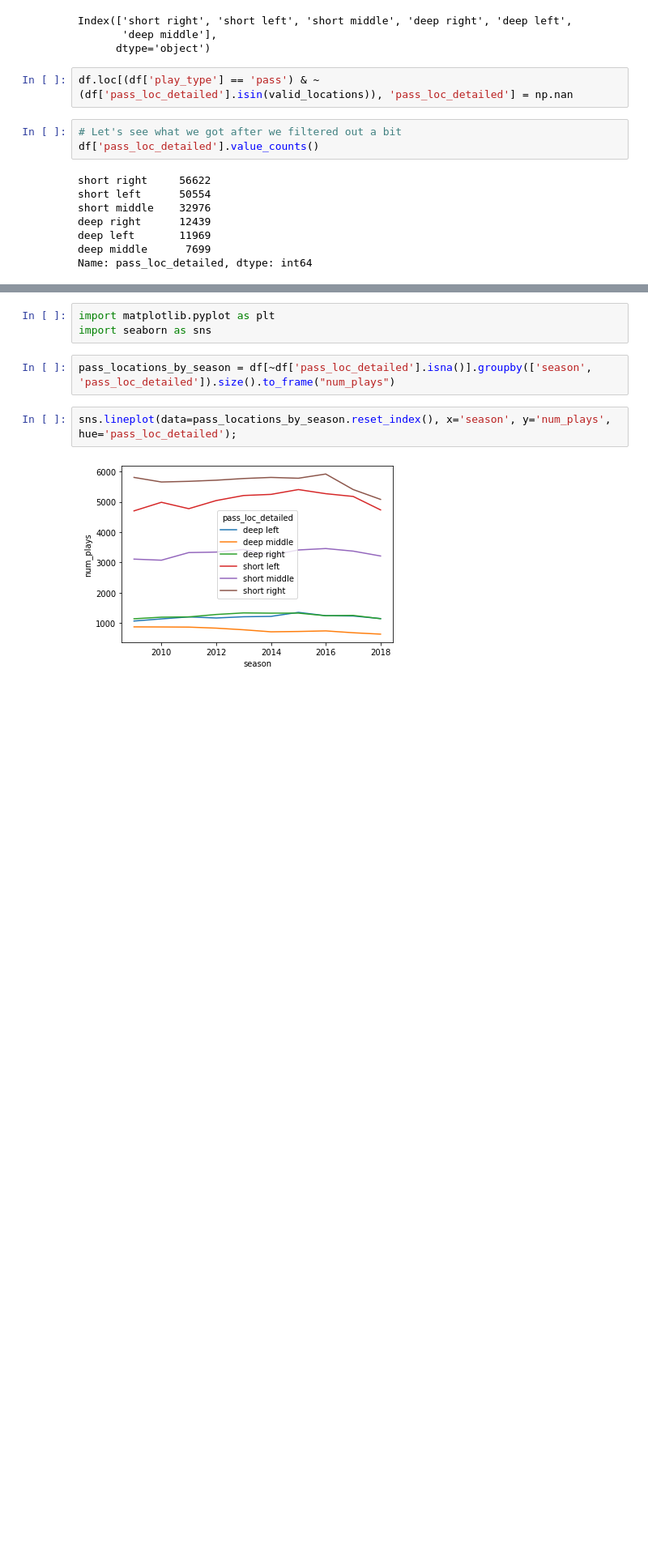
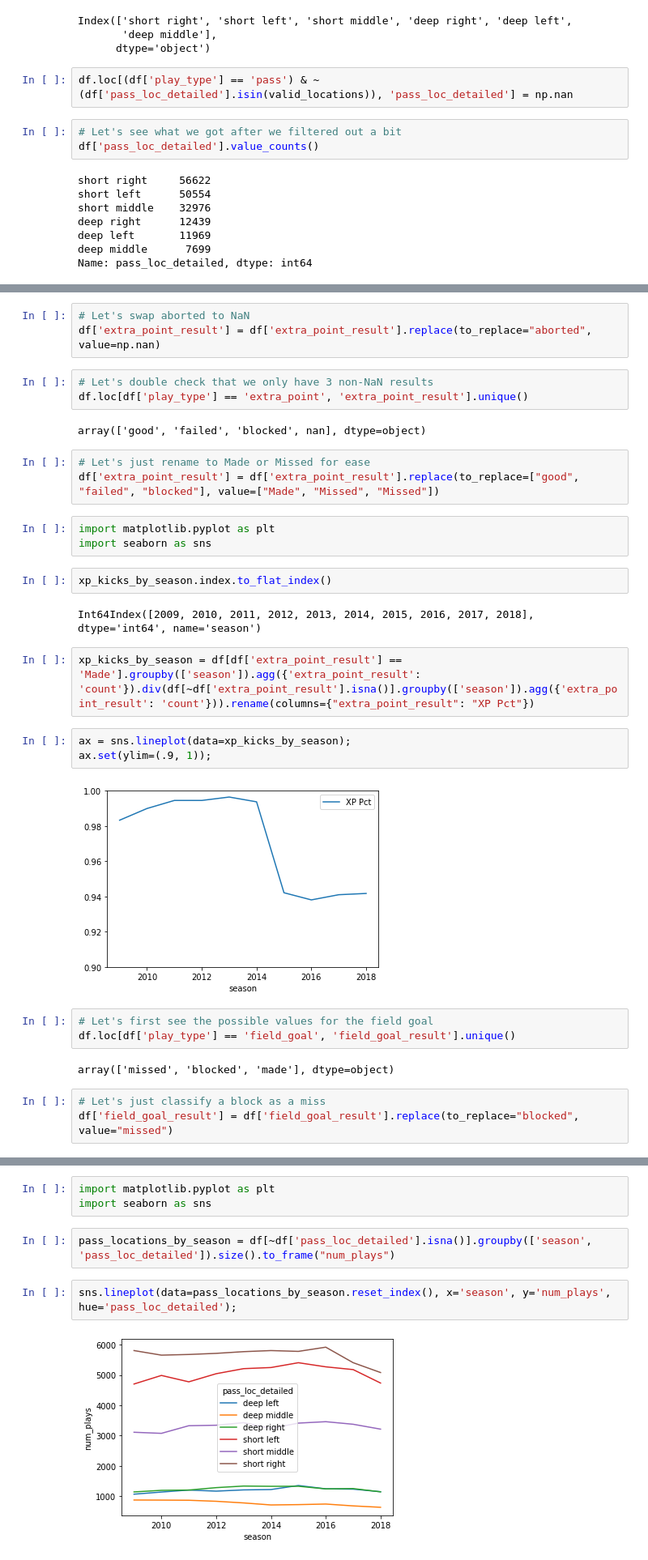
Before and after one commit to sistlasre/football_analysis, a Jupyter notebook: Football_Analysis_Final.ipynb, the cells around one changed output, grey strips where cells are left out. Shown at 81% size. Cells and saved outputs as stored; diff of their text form; blank space fills up the shorter version.

```diff
--- a/Football_Analysis_Final.ipynb
+++ b/Football_Analysis_Final.ipynb
@@ -157,0 +167,33 @@ Name: pass_loc_detailed, dtype: int64
+# %%
+# Let's swap aborted to NaN
+df['extra_point_result'] = df['extra_point_result'].replace(to_replace="aborted", value=np.nan)
+# %%
+# Let's double check that we only have 3 non-NaN results
+df.loc[df['play_type'] == 'extra_point', 'extra_point_result'].unique()
+# %% [output]
+array(['good', 'failed', 'blocked', nan], dtype=object)
+# %%
+# Let's just rename to Made or Missed for ease
+df['extra_point_result'] = df['extra_point_result'].replace(to_replace=["good", "failed", "blocked"], value=["Made", "Missed", "Missed"])
+# %%
+import matplotlib.pyplot as plt
+import seaborn as sns
+# %%
+xp_kicks_by_season.index.to_flat_index()
+# %% [output]
+Int64Index([2009, 2010, 2011, 2012, 2013, 2014, 2015, 2016, 2017, 2018], dtype='int64', name='season')
+# %%
+xp_kicks_by_season = df[df['extra_point_result'] == 'Made'].groupby(['season']).agg({'extra_point_result': 'count'}).div(df[~df['extra_point_result'].isna()].groupby(['season']).agg({'extra_point_result': 'count'})).rename(columns={"extra_point_result": "XP Pct"})
+# %%
+ax = sns.lineplot(data=xp_kicks_by_season);
+ax.set(ylim=(.9, 1));
+# %% [output]
+[figure, added]
+# %%
+# Let's first see the possible values for the field goal
+df.loc[df['play_type'] == 'field_goal', 'field_goal_result'].unique()
+# %% [output]
+array(['missed', 'blocked', 'made'], dtype=object)
+# %%
+# Let's just classify a block as a miss
+df['field_goal_result'] = df['field_goal_result'].replace(to_replace="blocked", value="missed")
```
Also changed, not shown: parts of 16 cells of this notebook.
